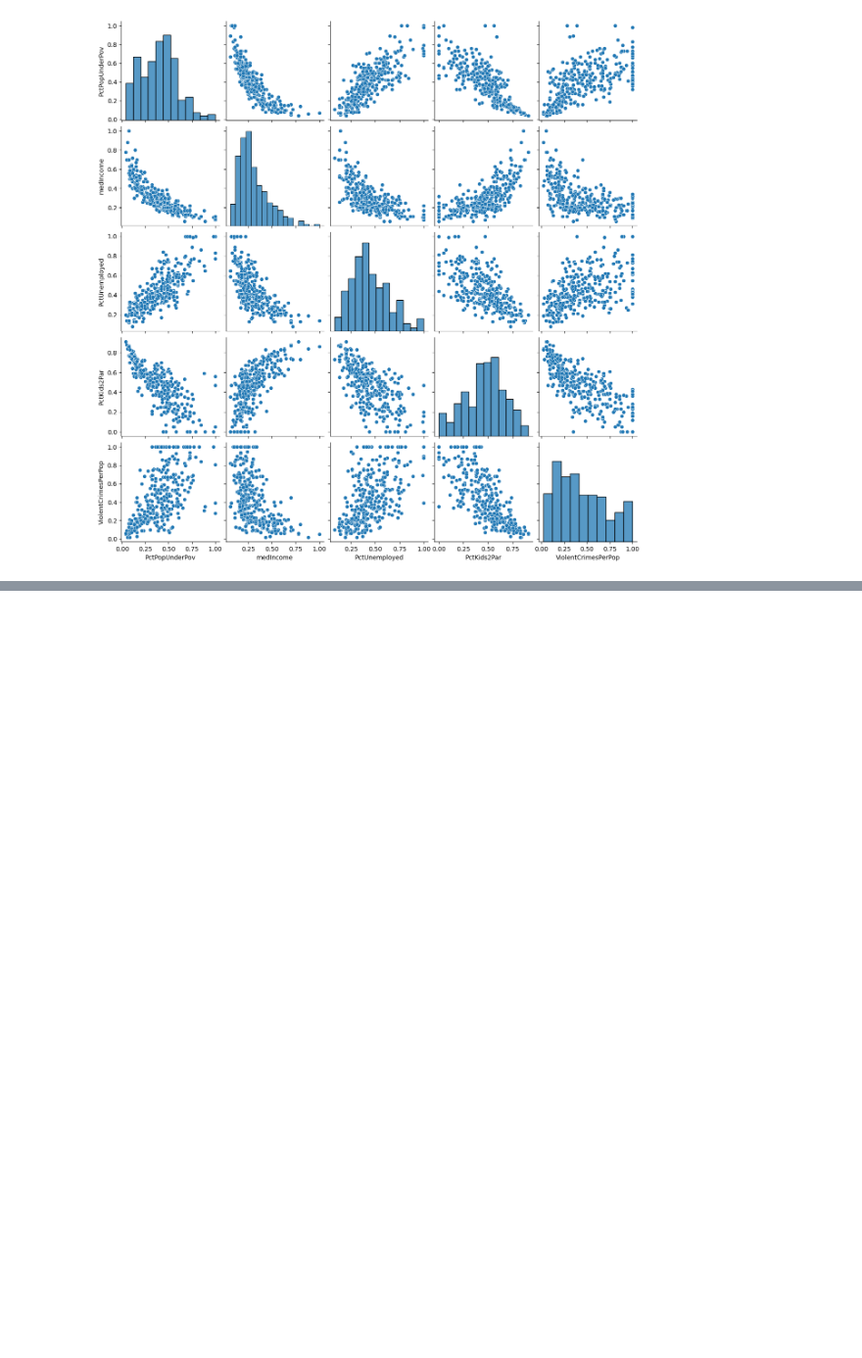
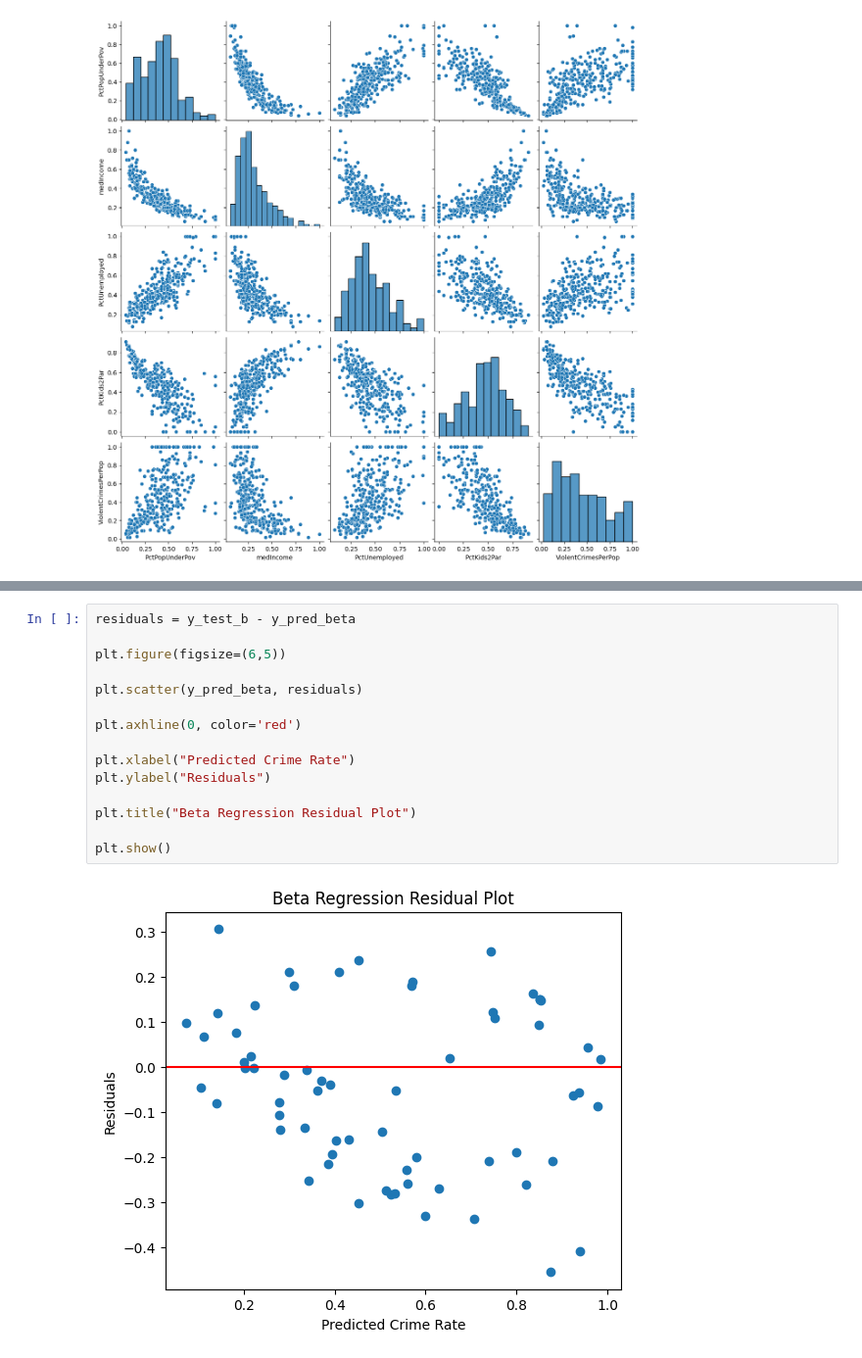
Before and after one commit to nlTyler/urban-crime-statistical-analysis, a Jupyter notebook: 210_Final_1.ipynb, the cells around one changed output, grey strips where cells are left out. Shown at 98% size. Cells and saved outputs as stored; diff of their text form; blank space fills up the shorter version.

```diff
--- a/210_Final_1.ipynb
+++ b/210_Final_1.ipynb
@@ -620,0 +709,17 @@ plt.show()
+# %%
+residuals = y_test_b - y_pred_beta
+
+plt.figure(figsize=(6,5))
+
+plt.scatter(y_pred_beta, residuals)
+
+plt.axhline(0, color='red')
+
+plt.xlabel("Predicted Crime Rate")
+plt.ylabel("Residuals")
+
+plt.title("Beta Regression Residual Plot")
+
+plt.show()
+# %% [output]
+[figure, added]
```
Also changed, not shown: parts of 11 cells of this notebook.
